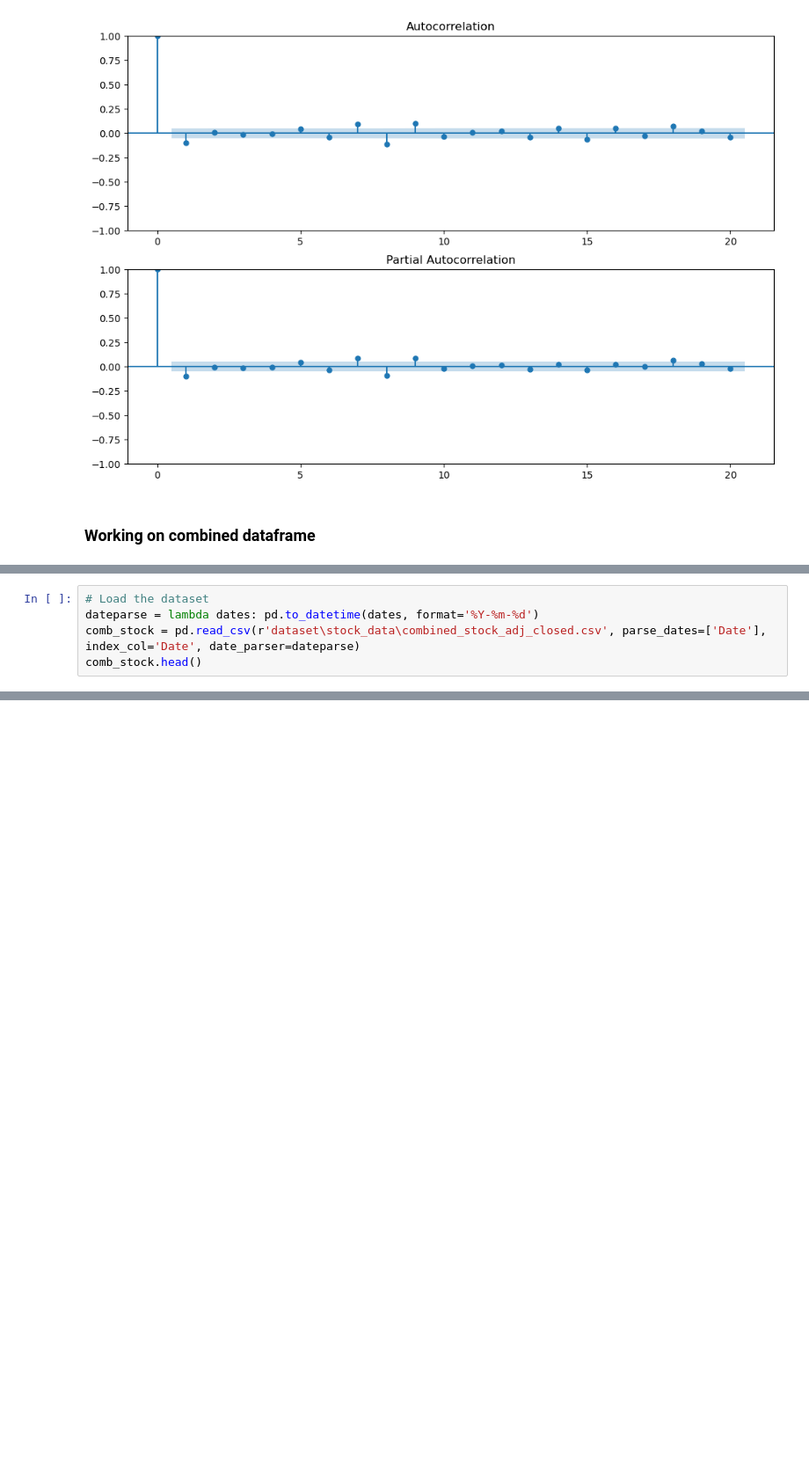
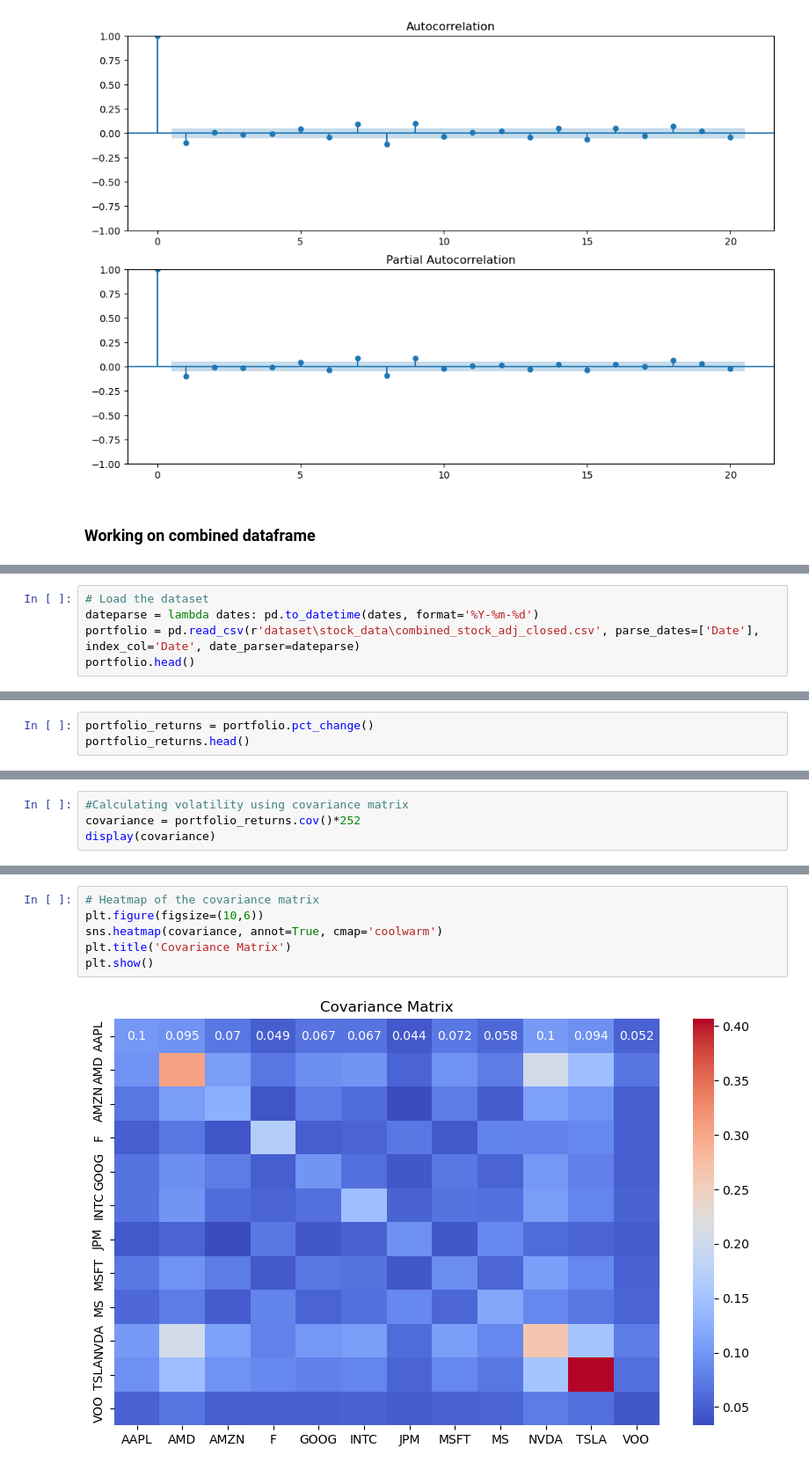
Before and after one commit to dwu359/ml-portfolio-optimization, a Jupyter notebook: portfolio_optimization.ipynb, the cells around one changed output, grey strips where cells are left out. Shown at 88% size. Cells and saved outputs as stored; diff of their text form; blank space fills up the shorter version.

Commit message:
Added volitality plots

```diff
--- a/portfolio_optimization.ipynb
+++ b/portfolio_optimization.ipynb
@@ -275,8 +283,8 @@ arima.acf_pacf_plots(diff_data)
 # %%
 # Load the dataset
 dateparse = lambda dates: pd.to_datetime(dates, format='%Y-%m-%d')
-comb_stock = pd.read_csv(r'dataset\stock_data\combined_stock_adj_closed.csv', parse_dates=['Date'], index_col='Date', date_parser=dateparse)
-comb_stock.head()
+portfolio = pd.read_csv(r'dataset\stock_data\combined_stock_adj_closed.csv', parse_dates=['Date'], index_col='Date', date_parser=dateparse)
+portfolio.head()
 # %% [output]
 |  | AAPL | AMD | AMZN | F | GOOG | INTC | JPM | MSFT | MS | NVDA | TSLA | ... |
 | Date |  |  |  |  |  |  |  |  |  |  |  | ... |
@@ -285,3 +293,6 @@ comb_stock.head()
 | 2018-01-04 | 40.852768 | 12.12 | 60.479500 | 9.480811 | 54.320000 | 37.687866 | 91.509766 | 81.161705 | 44.108334 | 52.835308 | 20.974667 | ... |
 | 2018-01-05 | 41.317894 | 11.88 | 61.457001 | 9.641503 | 55.111500 | 37.950832 | 90.922325 | 82.167961 | 44.091740 | 53.283047 | 21.105333 | ... |
 | 2018-01-08 | 41.164425 | 12.28 | 62.343498 | 9.604981 | 55.347000 | 37.950832 | 91.056580 | 82.251808 | 43.909084 | 54.915668 | 22.427334 | ... |
+# %%
+portfolio_returns = portfolio.pct_change()
+portfolio_returns.head()
@@ -287,0 +307,4 @@ comb_stock.head()
+# %%
+#Calculating volatility using covariance matrix
+covariance = portfolio_returns.cov()*252
+display(covariance)
@@ -287,0 +325,8 @@ comb_stock.head()
+# %%
+# Heatmap of the covariance matrix
+plt.figure(figsize=(10,6))
+sns.heatmap(covariance, annot=True, cmap='coolwarm')
+plt.title('Covariance Matrix')
+plt.show()
+# %% [output]
+[figure, added]
```
Also changed, not shown: parts of 13 cells of this notebook.
